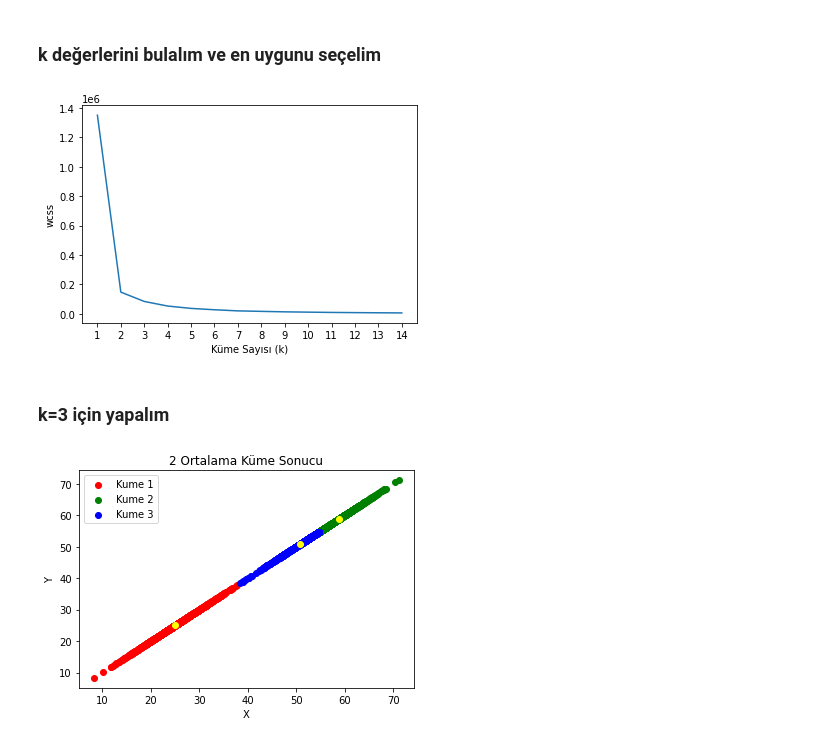
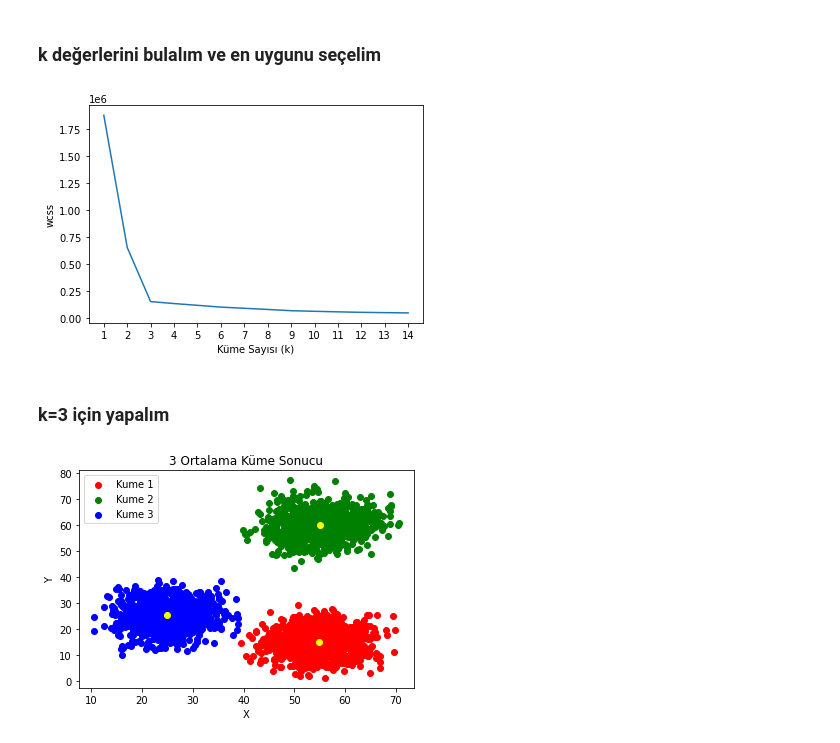
Before and after one commit to VedatBiner/BTK-VeriMaratonu, a Jupyter notebook: kumeleme1.ipynb, the cells around one changed output. Saved outputs shown, nothing was run; the diff lists cells and outputs as text; code cells hidden in the pictures.

```diff
--- a/kumeleme1.ipynb
+++ b/kumeleme1.ipynb
@@ -26,7 +26,7 @@ x3 = np.random.normal(55, 5, 1000)
 y3 = np.random.normal(15, 5, 1000)
 # çizim için birleştirelim
 x = np.concatenate((x1, x2, x3), axis = 0)
-y = np.concatenate((x1, x2, x3), axis = 0)
+y = np.concatenate((y1, y2, y3), axis = 0)
 # data frame oluşturalım
 dictionary = {"x" : x, "y" : y}
 data = pd.DataFrame(dictionary)
@@ -86,27 +86,27 @@ plt.xlabel("Küme Sayısı (k)")
 plt.ylabel("wcss")
 plt.show()
 # %% [output]
-[figure, old version]
+[figure, new version]
 # %% [markdown]
 ### k=3 için yapalım
 # %%
 # k=3 için eğitip, görselleştirelim.
 k_ortalama = KMeans(n_clusters = 3)
 kumeler = k_ortalama.fit_predict(data)
 data["label"] = kumeler
 # görsel
 plt.figure()
 plt.scatter(data.x[data.label == 0], data.y[data.label == 0],
     color = "red", label = "Kume 1")
 plt.scatter(data.x[data.label == 1], data.y[data.label == 1],
     color = "green", label = "Kume 2")
 plt.scatter(data.x[data.label == 2], data.y[data.label == 2],
     color = "blue", label = "Kume 3")
 plt.scatter(k_ortalama.cluster_centers_[:,0], k_ortalama.cluster_centers_[:, 1], color = "yellow")
 plt.legend()
 plt.xlabel("X")
 plt.ylabel("Y")
-plt.title("2 Ortalama Küme Sonucu")
+plt.title("3 Ortalama Küme Sonucu")
 plt.show()
 # %% [output]
-[figure, old version]
+[figure, new version]
```
Also changed, not shown: parts of 3 cells of this notebook, 3 other files.
